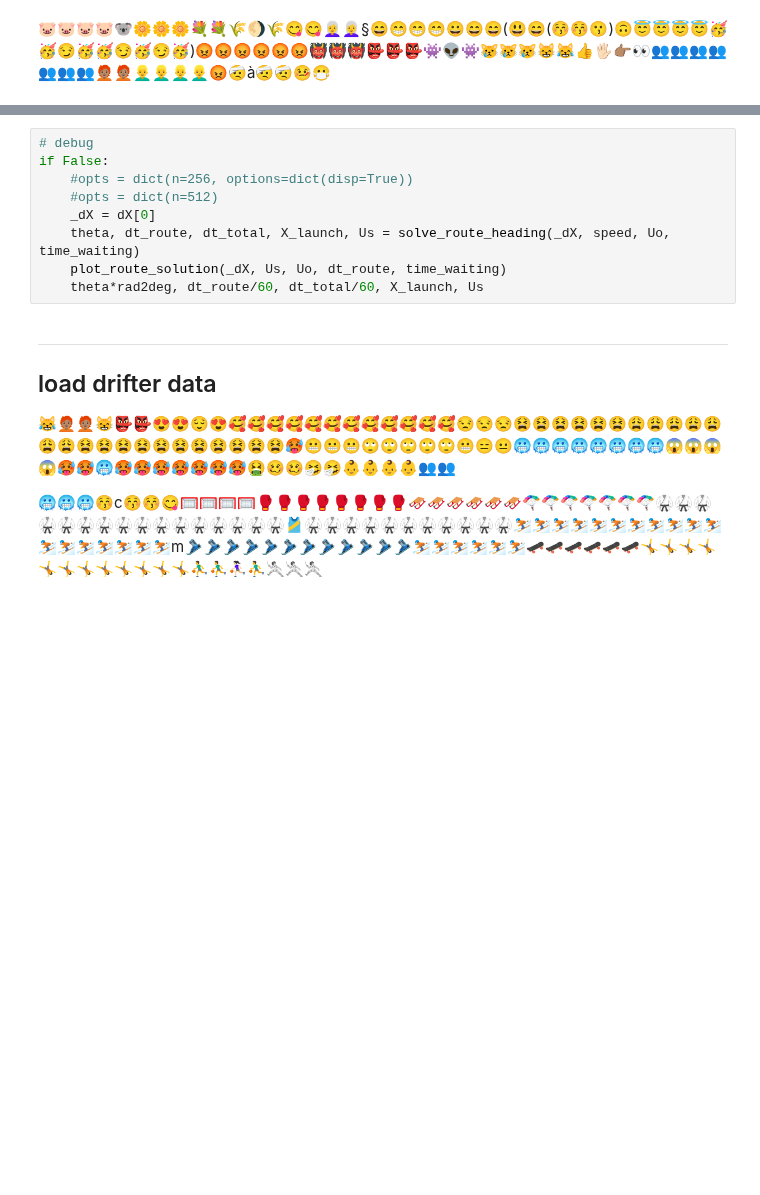
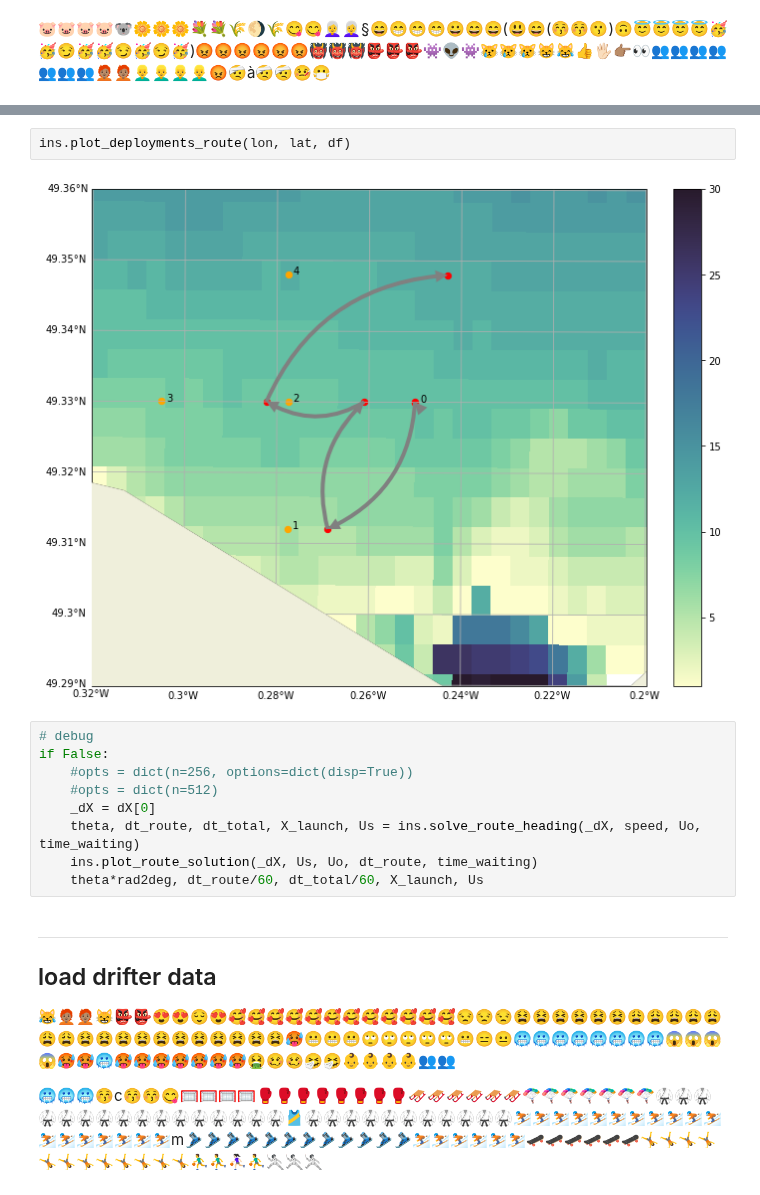
Before and after one commit to apatlpo/taos, a Jupyter notebook: campaign/dev.ipynb, the cells around one changed output, grey strips where cells are left out. Cells and saved outputs as stored; diff of their text form; blank space fills up the shorter version.

```diff
--- a/campaign/dev.ipynb
+++ b/campaign/dev.ipynb
@@ -335,11 +149,15 @@ if False:
+# %%
+ins.plot_deployments_route(lon, lat, df)
+# %% [output]
+[figure, added]
 # %%
 # debug
 if False:
     #opts = dict(n=256, options=dict(disp=True))
     #opts = dict(n=512)
     _dX = dX[0]
-    theta, dt_route, dt_total, X_launch, Us = solve_route_heading(_dX, speed, Uo, time_waiting)
-    plot_route_solution(_dX, Us, Uo, dt_route, time_waiting)
+    theta, dt_route, dt_total, X_launch, Us = ins.solve_route_heading(_dX, speed, Uo, time_waiting)
+    ins.plot_route_solution(_dX, Us, Uo, dt_route, time_waiting)
     theta*rad2deg, dt_route/60, dt_total/60, X_launch, Us
 # %% [markdown]
 ---
```
Also changed, not shown: parts of 26 cells of this notebook, 2 other files.
